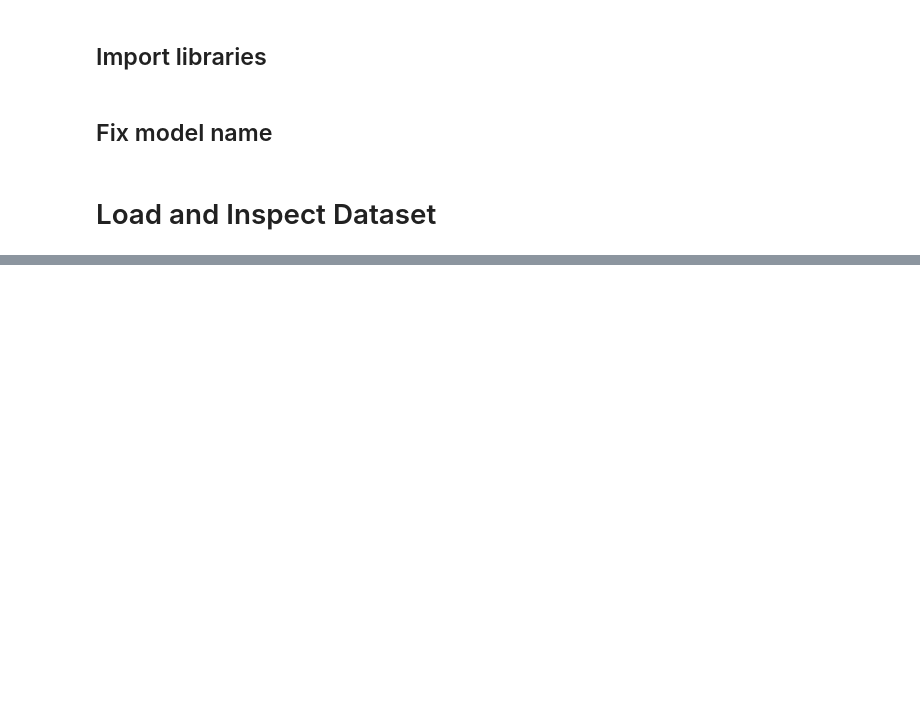
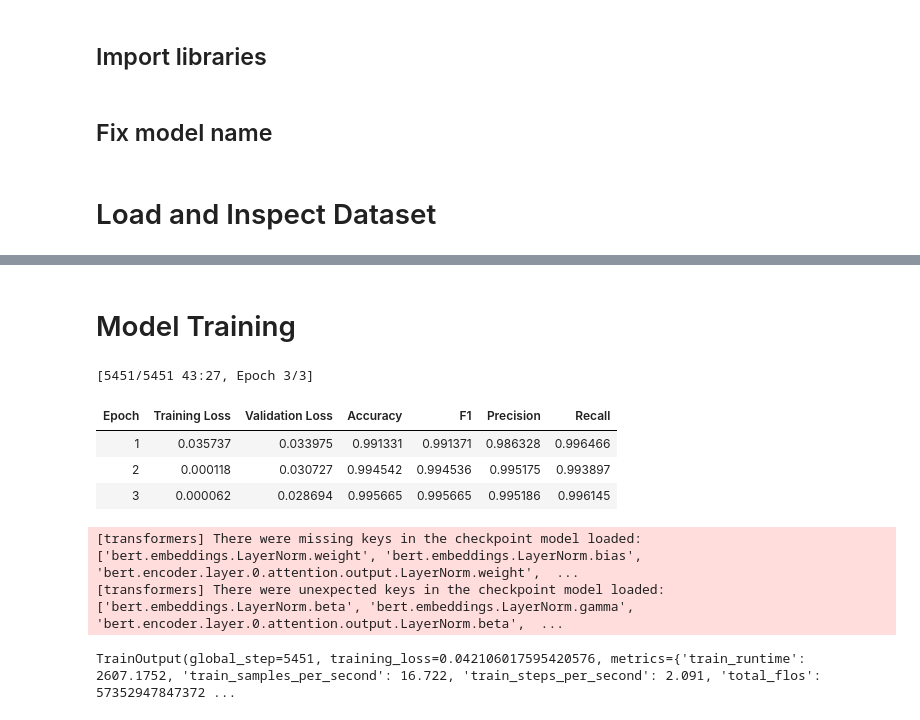
Before and after one commit to aryandas2911/BERT-Fine-Tuning-for-Text-Classification, a Jupyter notebook: BERT_Fine_Tuning_for_Text_Classification.ipynb, the cells around one changed output, grey strips where cells are left out. Drawn from its saved outputs; the diff is of its cells as text; code cells hidden in the pictures; blank space fills up the shorter version.

```diff
--- a/BERT_Fine_Tuning_for_Text_Classification.ipynb
+++ b/BERT_Fine_Tuning_for_Text_Classification.ipynb
@@ -48,0 +323,44 @@ MODEL_NAME = "bert-base-uncased"
+# %%
+training_args.warmup_steps = 100
+# %% [markdown]
+# Model Training
+# %%
+accuracy_metric = evaluate.load("accuracy")
+f1_metric = evaluate.load("f1")
+precision_metric = evaluate.load("precision")
+recall_metric = evaluate.load("recall")
+# %%
+def compute_metrics(eval_pred):
+    logits, labels = eval_pred
+    preds = logits.argmax(axis=1)
+
+    accuracy = accuracy_metric.compute(predictions=preds, references=labels)
+    f1 = f1_metric.compute(predictions=preds, references=labels, average="binary")
+    precision = precision_metric.compute(predictions=preds, references=labels, average="binary")
+    recall = recall_metric.compute(predictions=preds, references=labels, average="binary")
+
+    return {
+        "accuracy": accuracy["accuracy"],
+        "f1": f1["f1"],
+        "precision": precision["precision"],
+        "recall": recall["recall"]
+    }
+# %%
+trainer = Trainer(
+    model=model,
+    args=training_args,
+    train_dataset=train_dataset,
+    eval_dataset=validation_dataset,
+    compute_metrics=compute_metrics
+)
+# %%
+trainer.train()
+# %% [output]
+[5451/5451 43:27, Epoch 3/3]
+| Epoch | Training Loss | Validation Loss | Accuracy | F1 | Precision | Recall |
+| 1 | 0.035737 | 0.033975 | 0.991331 | 0.991371 | 0.986328 | 0.996466 |
+| 2 | 0.000118 | 0.030727 | 0.994542 | 0.994536 | 0.995175 | 0.993897 |
+| 3 | 0.000062 | 0.028694 | 0.995665 | 0.995665 | 0.995186 | 0.996145 |
+[transformers] There were missing keys in the checkpoint model loaded: ['bert.embeddings.LayerNorm.weight', 'bert.embeddings.LayerNorm.bias', 'bert.encoder.layer.0.attention.output.LayerNorm.weight',  ...
+[transformers] There were unexpected keys in the checkpoint model loaded: ['bert.embeddings.LayerNorm.beta', 'bert.embeddings.LayerNorm.gamma', 'bert.encoder.layer.0.attention.output.LayerNorm.beta',  ...
+TrainOutput(global_step=5451, training_loss=0.042106017595420576, metrics={'train_runtime': 2607.1752, 'train_samples_per_second': 16.722, 'train_steps_per_second': 2.091, 'total_flos': 57352947847372 ...
```
Also changed, not shown: parts of 57 cells of this notebook, 4 other files.
